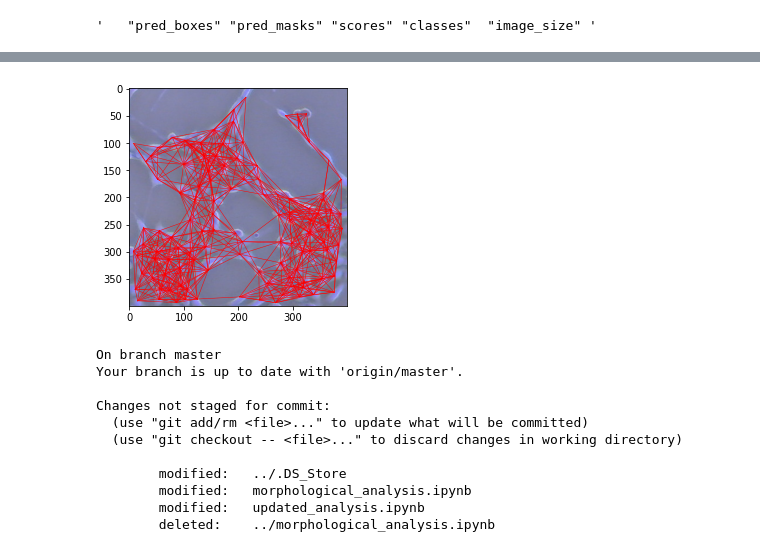
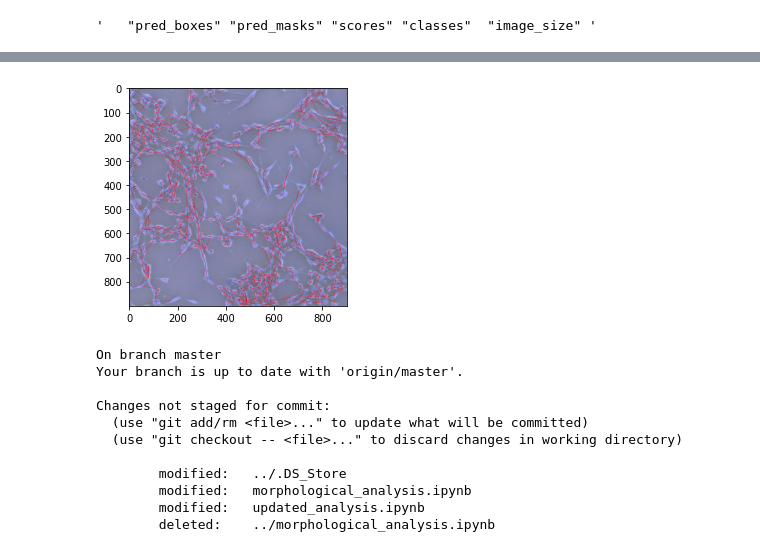
Before and after one commit to trevor-chan/research, a Jupyter notebook: morpho_scripts/updated_analysis.ipynb, the cells around one changed output, grey strips where cells are left out. Drawn from its saved outputs; the diff is of its cells as text; code cells hidden in the pictures.

```diff
--- a/morpho_scripts/updated_analysis.ipynb
+++ b/morpho_scripts/updated_analysis.ipynb
@@ -54,7 +54,8 @@ import hdbscan
 # %%
 #load model output into instances dict:
 instances = {}
-with open('instances.data', 'rb') as filehandle:
+with open('instances_small.data', 'rb') as filehandle:
+#with open('instances_large.data', 'rb') as filehandle:
     instances = pickle.load(filehandle)
 
 '''   "pred_boxes" "pred_masks" "scores" "classes"  "image_size" '''
@@ -93,6 +94,8 @@ def make_adjacencies(instances, mindist = 50):
 
     return adjacency_list
 # %%
+mindist = 15
+
 centroid_list = []
 adjacency_list = []
 wide_list = []
@@ -106,7 +109,7 @@ polygon_list = [ np.reshape(mask[0], (int(len(mask[0])/2) , 2)) for mask in inst
 tree = []
 tree = KDTree(centroid_list, leaf_size=10)
 
-wide_list = tree.query_radius(centroid_list, 200)
+wide_list = tree.query_radius(centroid_list, mindist * 5)
 
 for i,small_list in tqdm(enumerate(wide_list)):
     adjacency_list.append (list())
@@ -115,7 +118,7 @@ for i,small_list in tqdm(enumerate(wide_list)):
         if index <= i:
             continue
         d = distance.cdist(polygon_list[i],polygon_list[index],'euclidean')
-        if min(d.flatten()) < 50:
+        if min(d.flatten()) < mindist:
             adjacency_list[i].append (index)
 # %%
 fig = plt.subplots()
@@ -134,19 +137,21 @@ def plot_adjacencies(centroid_list, adjacency_list, img):
     fig, ax = plt.subplots()
     ax.imshow(img, cmap=plt.cm.gray)
 
-
     for a,i in enumerate(adjacency_list):
         for b in i:
-            plt.plot([centroid_list[a][0],centroid_list[b][0]], [centroid_list[a][1],centroid_list[b][1]], color = 'r', linewidth = .5)
+            plt.plot([centroid_list[a][0],centroid_list[b][0]], [centroid_list[a][1],centroid_list[b][1]], color = 'r', linewidth = .2)
+
+    plt.savefig('out.png', bbox_inches='tight', dpi = 300)
     plt.show()
 # %%
-image_path = 'cl5-1111-tiny.JPG'
+image_path = 'cl5-1111-small.JPG'
 img = np.array(Image.open(image_path))
 
 centroid_list = [ (((box[0]+box[2])/2).item() , ((box[1]+box[3])/2).item()) for box in instances["pred_boxes"] ]
 #print(len(centroid_list))
 centroid_list = np.array(centroid_list)
 
 plot_adjacencies(centroid_list, adjacency_list, img)
+#plt.savefig('out.png', bbox_inches='tight')
 # %% [output]
-[figure, old version]
+[figure, new version]
```
Also changed, not shown: parts of 6 cells of this notebook, 2 other files.
